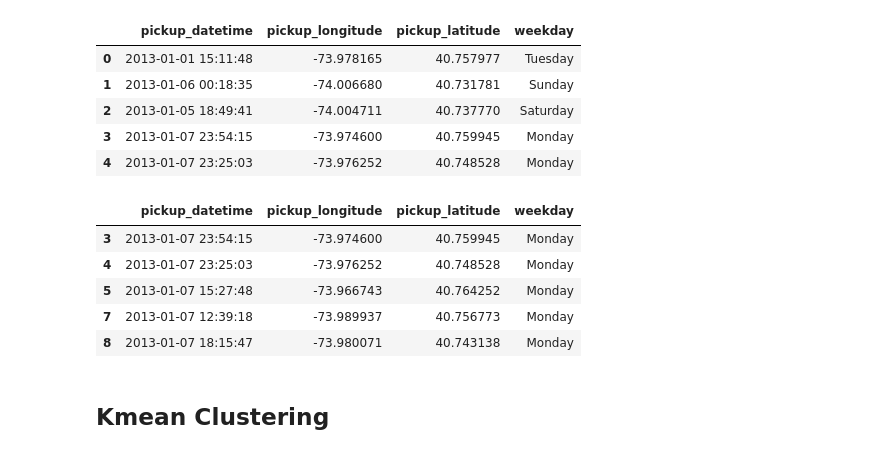
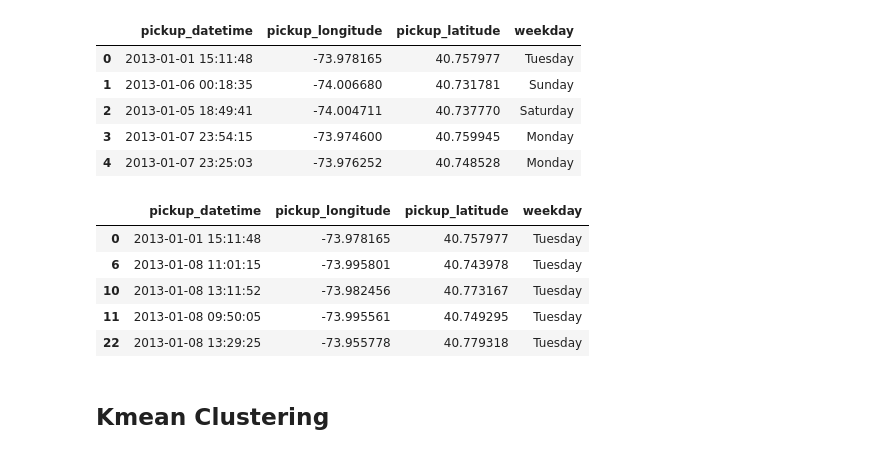
Before and after one commit to stephanlin/nyc-yellow-taxi-prediction, a Jupyter notebook: Best Pick-up Location (Q1).ipynb, the cells around one changed output. Cells and saved outputs as stored; diff of their text form; code cells hidden in the pictures.

```diff
--- a/Best Pick-up Location (Q1).ipynb
+++ b/Best Pick-up Location (Q1).ipynb
@@ -47,19 +47,19 @@ df.head()
 | 4 | 2013-01-07 23:25:03 | -73.976252 | 40.748528 | Monday |
 # %%
 #get all the selected weekdays in selected month
-my_weekday="Monday"
+my_weekday="Tuesday"
 my_montn=1
 df_select=df[(df['weekday']==my_weekday) &
                  (pd.to_datetime(df['pickup_datetime']) < pd.datetime(2013,my_montn+1,1))&
                 (pd.to_datetime(df['pickup_datetime']) > pd.datetime(2013,my_montn,1))]
 df_select.head()
 # %% [output]
 |  | pickup_datetime | pickup_longitude | pickup_latitude | weekday |
-| 3 | 2013-01-07 23:54:15 | -73.974600 | 40.759945 | Monday |
-| 4 | 2013-01-07 23:25:03 | -73.976252 | 40.748528 | Monday |
-| 5 | 2013-01-07 15:27:48 | -73.966743 | 40.764252 | Monday |
-| 7 | 2013-01-07 12:39:18 | -73.989937 | 40.756773 | Monday |
-| 8 | 2013-01-07 18:15:47 | -73.980071 | 40.743138 | Monday |
+| 0 | 2013-01-01 15:11:48 | -73.978165 | 40.757977 | Tuesday |
+| 6 | 2013-01-08 11:01:15 | -73.995801 | 40.743978 | Tuesday |
+| 10 | 2013-01-08 13:11:52 | -73.982456 | 40.773167 | Tuesday |
+| 11 | 2013-01-08 09:50:05 | -73.995561 | 40.749295 | Tuesday |
+| 22 | 2013-01-08 13:29:25 | -73.955778 | 40.779318 | Tuesday |
 # %% [markdown]
 ## Kmean Clustering
 # %%
```
Also changed, not shown: parts of 7 cells of this notebook.
